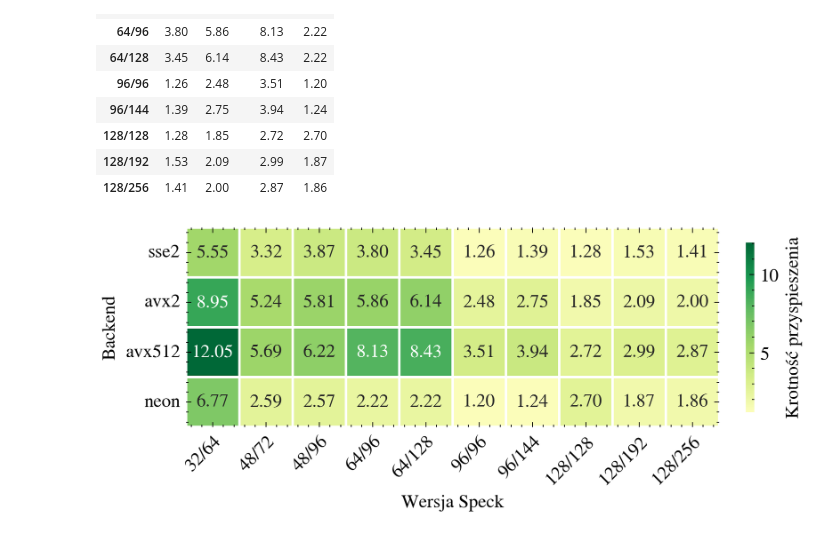
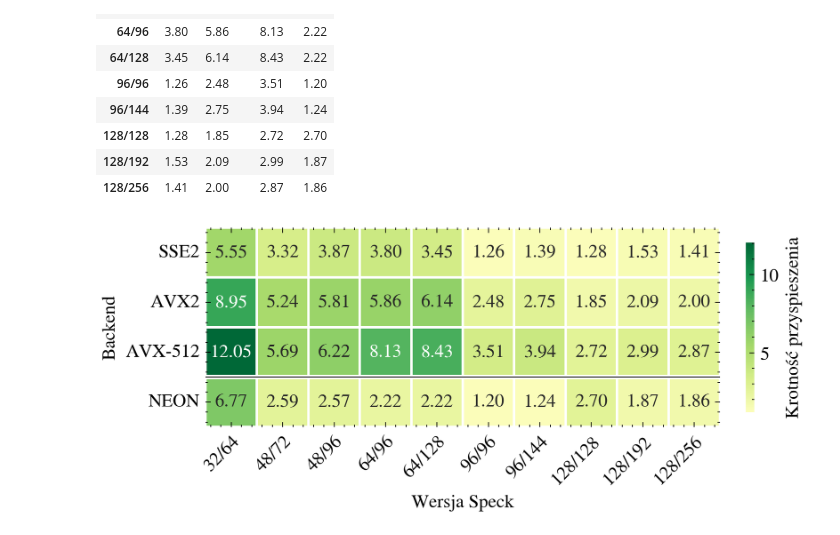
Before and after one commit to jan-chojnacki/SpeckProbe, a Jupyter notebook: analysis/notebooks/data_exploration.ipynb, the cells around one changed output. Drawn from its saved outputs; the diff is of its cells as text; code cells hidden in the pictures.

```diff
--- a/analysis/notebooks/data_exploration.ipynb
+++ b/analysis/notebooks/data_exploration.ipynb
@@ -34,6 +34,19 @@ FIG_HEIGHT_5 = FIG_HEIGHT_1 / 5
 FIG_HEIGHT_6 = FIG_HEIGHT_1 / 6
 FIG_HEIGHT_7 = FIG_HEIGHT_1 / 7
 FIG_HEIGHT_8 = FIG_HEIGHT_1 / 8
+# %%
+operacje_pl = {
+    'decrypt': 'deszyfrowanie',
+    'encrypt': 'szyfrowanie',
+    'encrypt_inflight': 'szyfrowanie\nw locie',
+}
+backendy_pl = {
+    'scalar': 'skalarny',
+    'sse2': 'SSE2',
+    'avx2': 'AVX2',
+    'avx512': 'AVX-512',
+    'neon': 'NEON',
+}
 # %%
 ciretrion_x86 = pd.read_csv('../data/criterion_x86.csv')
 ciretrion_aarch64 = pd.read_csv('../data/criterion_aarch64.csv')
@@ -312,30 +327,35 @@ speck_backend_speedup
 # %%
 def plot_speck_backend_speedup(speedup, filename, fig_height, label):
     with plt.style.context(['science', 'no-latex', 'bright']):
+        data = speedup.T.rename(index=backendy_pl)
+
         fig, ax = plt.subplots(figsize=(FIG_WIDTH, fig_height), layout='constrained')
 
         sns.heatmap(
-            speedup.T,
+            data,
             ax=ax,
             annot=True,
             fmt='.2f',
             cmap='RdYlGn',
             center=1,
             linewidths=1.0,
             cbar_kws={'label': label, 'shrink': 0.85},
         )
         ax.set_xlabel('Wersja Speck')
         ax.set_ylabel('Backend')
 
+        ax.axhline(y=3, color='white', linewidth=2.5)
+        ax.axhline(y=3, color='black', linewidth=0.5)
+
         plt.setp(ax.get_xticklabels(), rotation=45, ha='right', rotation_mode='anchor')
         plt.setp(ax.get_yticklabels(), rotation=0)
 
         plt.savefig(f'../svg/{filename}', facecolor='white')
         plt.show()
 
 plot_speck_backend_speedup(speck_backend_speedup, 'speck_backend_speedup.svg', FIG_HEIGHT_4, 'Krotność przyspieszenia')
 # %% [output]
-[figure, old version]
+[figure, new version]
 # %%
 def parse_turbostat(filepath):
     samples = []
```
Also changed, not shown: parts of 21 cells of this notebook.
